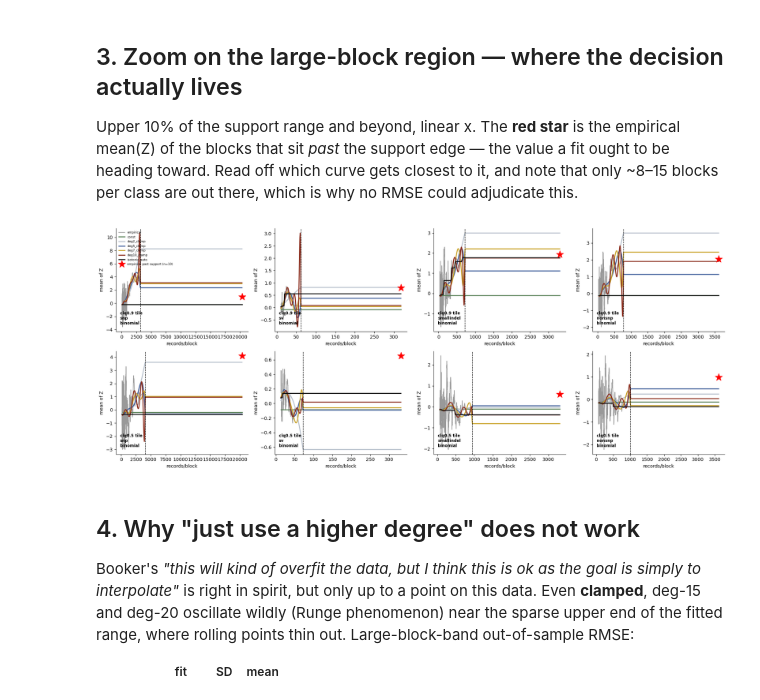
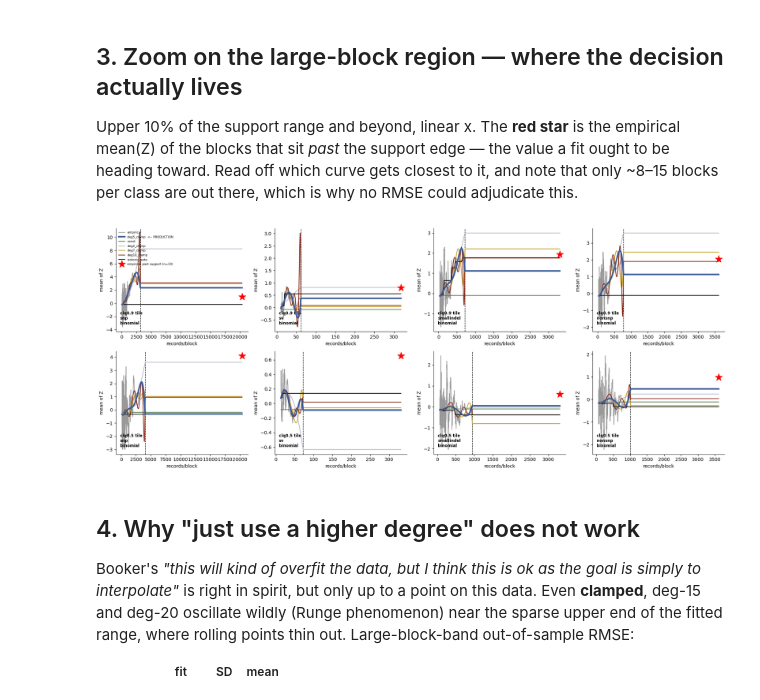
Before and after one commit to Tatianabellagio/kMate, a Jupyter notebook: analysis/grenenet_gea/wza_investigation/fit_inspection_binomial.ipynb, the cells around one changed output. Saved outputs shown, nothing was run; the diff lists cells and outputs as text; code cells hidden in the pictures.

```diff
--- a/analysis/grenenet_gea/wza_investigation/fit_inspection_binomial.ipynb
+++ b/analysis/grenenet_gea/wza_investigation/fit_inspection_binomial.ipynb
@@ -140,6 +146,6 @@ and `const` (green) flattens straight through it.
 # %%
 
-KM = ["const","deg2_clamp","deg5_clamp","deg7_clamp","deg10_clamp","isotonic_auto"]
+KM = ["deg5_clamp","const","deg2_clamp","deg7_clamp","deg10_clamp","isotonic_auto"]
 for model in [MODEL]:
     fig, axes = plt.subplots(2, 4, figsize=(19, 7.5))
     for i, (lab, tag) in enumerate(DEFS.items()):
@@ -148,7 +154,10 @@ for model in [MODEL]:
             ax.plot(X, mn, color="grey", lw=1.2, alpha=.75, zorder=4, label="empirical")
             grid = np.linspace(X.min(), g.SNPs.max(), 700)
             for k in KM:
-                ax.plot(grid, fit(X, mn, grid, k), color=COL[k], lw=1.8, label=k)
+                pr = "  <-- PRODUCTION" if k == "deg5_clamp" else ""
+                ax.plot(grid, fit(X, mn, grid, k), color=COL[k],
+                        lw=3.0 if k == "deg5_clamp" else 1.5,
+                        zorder=7 if k == "deg5_clamp" else 5, label=k + pr)
             above = g[g.SNPs > X.max()]
             if len(above) >= 8:
                 ax.scatter([g.SNPs.max()], [above.Z.mean()], marker="*", s=210, color="red",
@@ -173,29 +182,32 @@ are out there, which is why no RMSE could adjudicate this.
 # %%
 
 for model in [MODEL]:
     fig, axes = plt.subplots(2, 4, figsize=(19, 7.5))
     for i, (lab, tag) in enumerate(DEFS.items()):
         for j, cls in enumerate(CLASSES):
             ax = axes[i][j]; g, X, sd, mn = get(tag, cls, model)
             lo = np.quantile(X, 0.90); mx = g.SNPs.max()
             sel = X >= lo
             ax.plot(X[sel], mn[sel], color="grey", lw=1.3, alpha=.8, label="empirical")
             grid = np.linspace(lo, mx, 500)
             for k in KM:
-                ax.plot(grid, fit(X, mn, grid, k), color=COL[k], lw=2.0, label=k)
+                pr = "  <-- PRODUCTION" if k == "deg5_clamp" else ""
+                ax.plot(grid, fit(X, mn, grid, k), color=COL[k],
+                        lw=3.2 if k == "deg5_clamp" else 1.6,
+                        zorder=7 if k == "deg5_clamp" else 5, label=k + pr)
             above = g[g.SNPs > X.max()]
             if len(above) >= 8:
                 ax.scatter([mx], [above.Z.mean()], marker="*", s=260, color="red", zorder=8,
                            label=f"empirical past support (n={len(above)})")
             ax.axvline(X.max(), ls="--", c="k", lw=1.0)
             ax.set_xlabel("records/block"); ax.set_ylabel("mean of Z")
             ax.annotate(f"{lab}\n{cls}\n{model}", (0.03,0.06), xycoords="axes fraction",
                         fontsize=8.5, va="bottom", weight="bold")
             if i==0 and j==0: ax.legend(frameon=False, fontsize=6.5)
             for sp in ["top","right"]: ax.spines[sp].set_visible(False)
     fig.tight_layout(); plt.show()
 # %% [output]
-[figure, old version]
+[figure, new version]
 # %% [markdown]
 ## 4. Why "just use a higher degree" does not work
 
```
Also changed, not shown: parts of 3 cells of this notebook, 5 other files.
